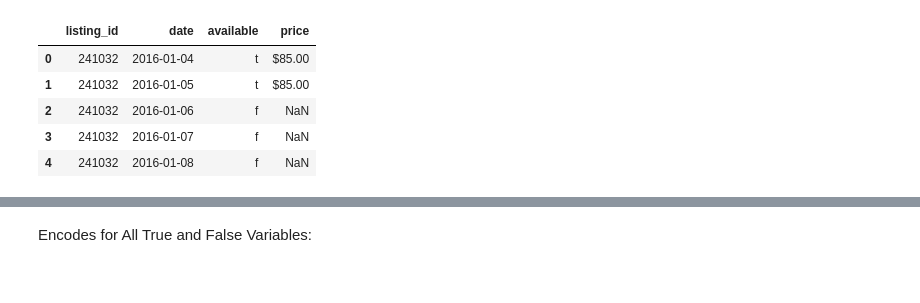
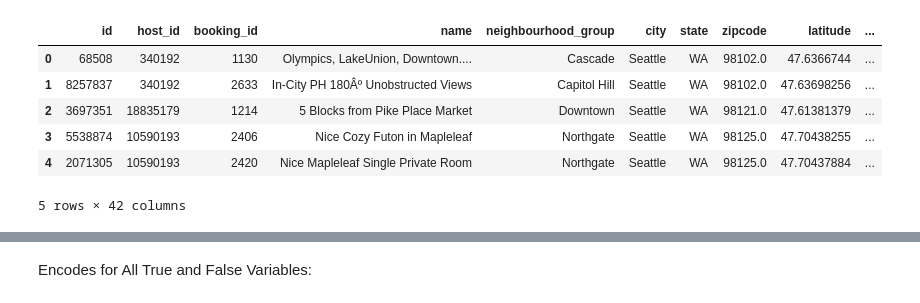
Before and after one commit to BSC1014/Final_Project_Team_5, a Jupyter notebook: ETL.IPYNB, the cells around one changed output, grey strips where cells are left out. Drawn from its saved outputs; the diff is of its cells as text; code cells hidden in the pictures.

```diff
--- a/ETL.IPYNB
+++ b/ETL.IPYNB
@@ -18,0 +44,14 @@ rev_df = pd.read_csv(fp_3)
+# %%
+## Creates Host Dataframe:
+
+cur = conn.cursor()
+
+cur.execute("SELECT * FROM host")
+
+tuples_list = cur.fetchall()
+cur.close()
+column_names_host = ["host_id","host_name","host_since","host_listings_count","host_location","host_response_time","host_response_rate",
+"host_acceptance_rate","host_is_superhost","host_has_profile_pic","host_identity_verified"]
+
+host = pd.DataFrame(tuples_list, columns=column_names_host)
+host.head()
@@ -18,0 +121,12 @@ rev_df = pd.read_csv(fp_3)
+# %%
+#merges both tables and checks output
+#creates "ml_df"
+
+ml_df = unit.merge(host, how = 'outer', on='host_id')
+
+ml_df_rows = len(ml_df.axes [0])
+ml_df_cols = len(ml_df.axes[1])
+
+print(ml_df)
+print("Number of Rows: ", ml_df_rows)
+print("Number of Columns: ", ml_df_cols)
@@ -19,10 +151,12 @@ rev_df = pd.read_csv(fp_3)
 # %%
-# reviewing calendar df
-cal_df.head()
+#reviewing rml_df dataframe
+
+ml_df.head()
 # %% [output]
-|  | listing_id | date | available | price |
-| 0 | 241032 | 2016-01-04 | t | $85.00 |
-| 1 | 241032 | 2016-01-05 | t | $85.00 |
-| 2 | 241032 | 2016-01-06 | f | NaN |
-| 3 | 241032 | 2016-01-07 | f | NaN |
-| 4 | 241032 | 2016-01-08 | f | NaN |
+|  | id | host_id | booking_id | name | neighbourhood_group | city | state | zipcode | latitude | ... |
+| 0 | 68508 | 340192 | 1130 | Olympics, LakeUnion, Downtown.... | Cascade | Seattle | WA | 98102.0 | 47.6366744 | ... |
+| 1 | 8257837 | 340192 | 2633 | In-City PH 180Âº Unobstructed Views | Capitol Hill | Seattle | WA | 98102.0 | 47.63698256 | ... |
+| 2 | 3697351 | 18835179 | 1214 | 5 Blocks from Pike Place Market | Downtown | Seattle | WA | 98121.0 | 47.61381379 | ... |
+| 3 | 5538874 | 10590193 | 2406 | Nice Cozy Futon in Mapleleaf | Northgate | Seattle | WA | 98125.0 | 47.70438255 | ... |
+| 4 | 2071305 | 10590193 | 2420 | Nice Mapleleaf Single Private Room | Northgate | Seattle | WA | 98125.0 | 47.70437884 | ... |
+5 rows × 42 columns
```
Also changed, not shown: parts of 34 cells of this notebook, 2 other files.
